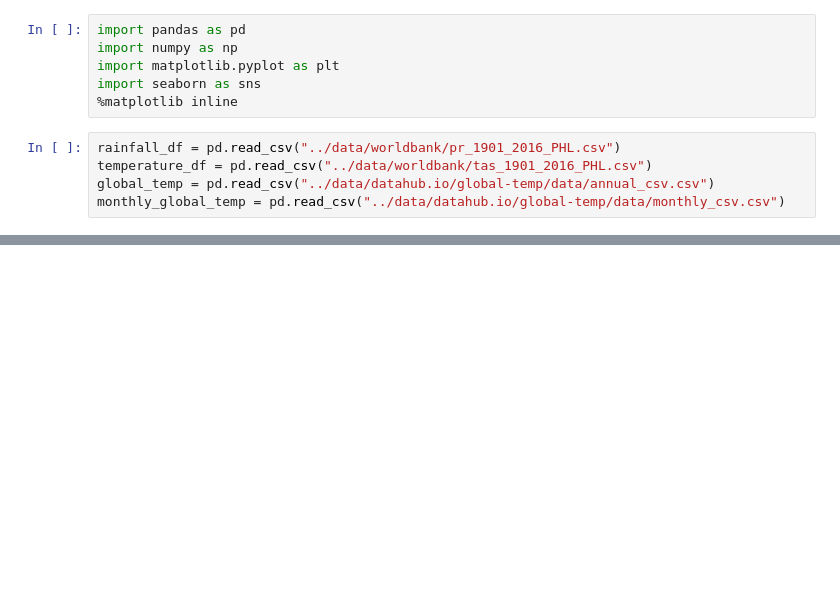
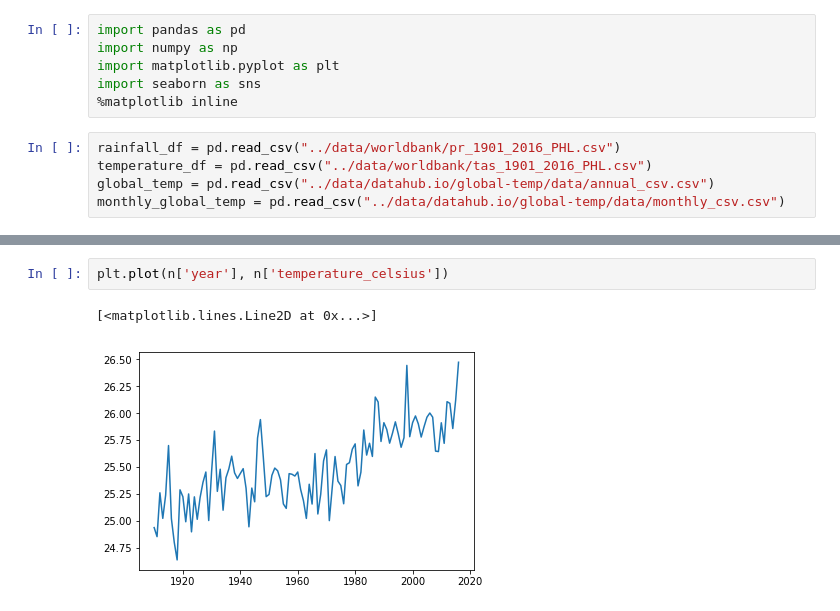
Before and after one commit to onezeronine/klima, a Jupyter notebook: notebooks/climate.ipynb, the cells around one changed output, grey strips where cells are left out. Drawn from its saved outputs; the diff is of its cells as text; blank space fills up the shorter version.

```diff
--- a/notebooks/climate.ipynb
+++ b/notebooks/climate.ipynb
@@ -26,0 +33,5 @@ pl = monthly_global_temp.plot()
+# %%
+plt.plot(n['year'], n['temperature_celsius'])
+# %% [output]
+[<matplotlib.lines.Line2D at 0x...>]
+[figure, added]
```
Also changed, not shown: parts of 4 cells of this notebook, 2 other files.
